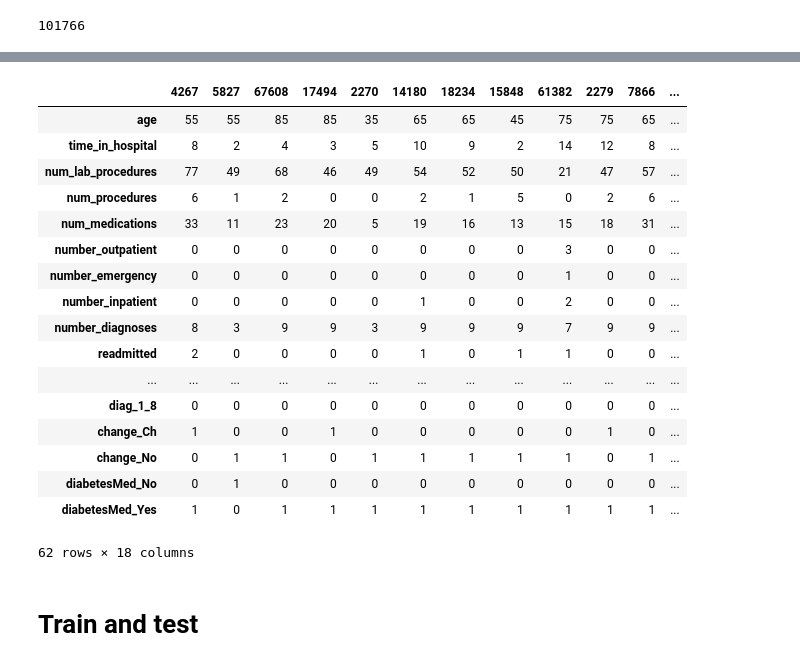
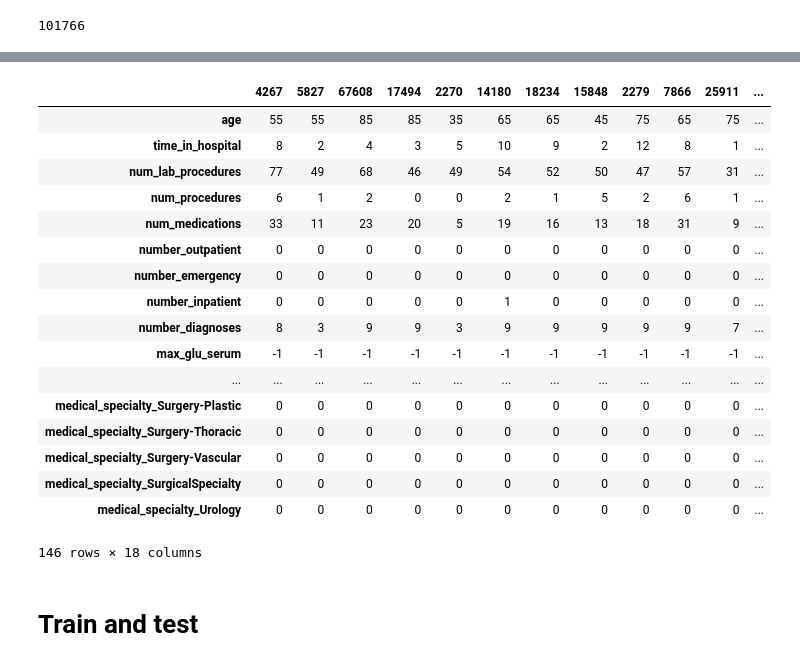
Before and after one commit to bl0/Readmission-Prediction, a Jupyter notebook: readmission-prediction.ipynb, the cells around one changed output, grey strips where cells are left out. Saved outputs shown, nothing was run; the diff lists cells and outputs as text; code cells hidden in the pictures.

```diff
--- a/readmission-prediction.ipynb
+++ b/readmission-prediction.ipynb
@@ -20,8 +20,11 @@ len(df)
 # %%
 # drop rows
 
-mask = (df['gender'] != 'Unknown/Invalid') & (df['diag_1'] != '?')  # TODO: only consider primary diag
+mask = df['gender'] != 'Unknown/Invalid'
+mask &= df['diag_1'] != '?'  # TODO: only consider primary diag
+mask &= df['medical_specialty'] != '?'
 df = df[mask]
+print(len(df))
 
 # consider only the first encounter for each patient
 df = df.drop_duplicates(subset='patient_nbr', keep='first')
@@ -30,5 +33,5 @@ df = df.drop_duplicates(subset='patient_nbr', keep='first')
 # to avoid biasing our analysis
 df = df[~df['discharge_disposition_id'].isin([11, 13, 14, 19, 20, 21])]
 
-len(df)
+print(len(df))
 # %% [output]
@@ -40,13 +50,13 @@ len(df)
 df = df.drop(columns=["encounter_id", "patient_nbr"])
 
 # drop columns with too many missing values
-df = df.drop(columns=["payer_code", "weight", "medical_specialty"])
+df = df.drop(columns=["payer_code", "weight"]) #, "medical_specialty"])
 
 # drop columns having same value in each row
 df = df.drop(columns=["citoglipton", "examide"])
 
 # drop diag_2, diag_3
-df = df.drop(columns=["diag_2", "diag_3"])
+# df = df.drop(columns=["diag_2", "diag_3"])
 df = df.drop(columns=["metformin",
     "repaglinide",
     "nateglinide",
@@ -170,30 +175,44 @@ def encode(df, col, d):
     df[col] = df[col].apply(lambda x: d[x])
     return df
 
+def encode_with_none(df, col, d):
+    df[col+'_is_none'] = df[col] == 'None'
+    d['None'] = -1
+    return encode(df, col, d)
+
 df['age'] = df['age'].apply(lambda x: int(x[1]) * 10 + 5)  # encode [0-10) - [90, 100] to 0 - 9
 df = encode(df, 'readmitted', {"NO": 0, ">30": 1, "<30": 2})
-df_pd = pd.get_dummies(df, columns=['race', 'gender', 'admission_type_id', 'discharge_disposition_id',
-                                    'admission_source_id', 'max_glu_serum', 'A1Cresult', 'diag_1',
-                                    'change', 'diabetesMed'],
-                       drop_first = False)
+df = encode_with_none(df, 'max_glu_serum', {">300": 2, ">200": 1, "Norm": 0})
+df = encode_with_none(df, 'A1Cresult', {">8": 2, ">7": 1, "Norm": 0})
+
+df = pd.get_dummies(df, drop_first = False, columns=[
+    'race',
+    'gender',
+    'admission_type_id',
+    'discharge_disposition_id',
+    'admission_source_id',
+    'diag_1', 'diag_2', 'diag_3',
+    'change',
+    'diabetesMed',
+    'medical_specialty'])
 # %%
-df_pd.head(18).T
+df.head(18).T
 # %% [output]
-|  | 4267 | 5827 | 67608 | 17494 | 2270 | 14180 | 18234 | 15848 | 61382 | 2279 | 7866 | ... |
-| age | 55 | 55 | 85 | 85 | 35 | 65 | 65 | 45 | 75 | 75 | 65 | ... |
-| time_in_hospital | 8 | 2 | 4 | 3 | 5 | 10 | 9 | 2 | 14 | 12 | 8 | ... |
-| num_lab_procedures | 77 | 49 | 68 | 46 | 49 | 54 | 52 | 50 | 21 | 47 | 57 | ... |
-| num_procedures | 6 | 1 | 2 | 0 | 0 | 2 | 1 | 5 | 0 | 2 | 6 | ... |
-| num_medications | 33 | 11 | 23 | 20 | 5 | 19 | 16 | 13 | 15 | 18 | 31 | ... |
-| number_outpatient | 0 | 0 | 0 | 0 | 0 | 0 | 0 | 0 | 3 | 0 | 0 | ... |
-| number_emergency | 0 | 0 | 0 | 0 | 0 | 0 | 0 | 0 | 1 | 0 | 0 | ... |
-| number_inpatient | 0 | 0 | 0 | 0 | 0 | 1 | 0 | 0 | 2 | 0 | 0 | ... |
-| number_diagnoses | 8 | 3 | 9 | 9 | 3 | 9 | 9 | 9 | 7 | 9 | 9 | ... |
-| readmitted | 2 | 0 | 0 | 0 | 0 | 1 | 0 | 1 | 1 | 0 | 0 | ... |
+|  | 4267 | 5827 | 67608 | 17494 | 2270 | 14180 | 18234 | 15848 | 2279 | 7866 | 25911 | ... |
+| age | 55 | 55 | 85 | 85 | 35 | 65 | 65 | 45 | 75 | 65 | 75 | ... |
+| time_in_hospital | 8 | 2 | 4 | 3 | 5 | 10 | 9 | 2 | 12 | 8 | 1 | ... |
+| num_lab_procedures | 77 | 49 | 68 | 46 | 49 | 54 | 52 | 50 | 47 | 57 | 31 | ... |
+| num_procedures | 6 | 1 | 2 | 0 | 0 | 2 | 1 | 5 | 2 | 6 | 1 | ... |
+| num_medications | 33 | 11 | 23 | 20 | 5 | 19 | 16 | 13 | 18 | 31 | 9 | ... |
+| number_outpatient | 0 | 0 | 0 | 0 | 0 | 0 | 0 | 0 | 0 | 0 | 0 | ... |
+| number_emergency | 0 | 0 | 0 | 0 | 0 | 0 | 0 | 0 | 0 | 0 | 0 | ... |
+| number_inpatient | 0 | 0 | 0 | 0 | 0 | 1 | 0 | 0 | 0 | 0 | 0 | ... |
+| number_diagnoses | 8 | 3 | 9 | 9 | 3 | 9 | 9 | 9 | 9 | 9 | 7 | ... |
+| max_glu_serum | -1 | -1 | -1 | -1 | -1 | -1 | -1 | -1 | -1 | -1 | -1 | ... |
 | ... | ... | ... | ... | ... | ... | ... | ... | ... | ... | ... | ... | ... |
-| diag_1_8 | 0 | 0 | 0 | 0 | 0 | 0 | 0 | 0 | 0 | 0 | 0 | ... |
-| change_Ch | 1 | 0 | 0 | 1 | 0 | 0 | 0 | 0 | 0 | 1 | 0 | ... |
-| change_No | 0 | 1 | 1 | 0 | 1 | 1 | 1 | 1 | 1 | 0 | 1 | ... |
-| diabetesMed_No | 0 | 1 | 0 | 0 | 0 | 0 | 0 | 0 | 0 | 0 | 0 | ... |
-| diabetesMed_Yes | 1 | 0 | 1 | 1 | 1 | 1 | 1 | 1 | 1 | 1 | 1 | ... |
+| medical_specialty_Surgery-Plastic | 0 | 0 | 0 | 0 | 0 | 0 | 0 | 0 | 0 | 0 | 0 | ... |
+| medical_specialty_Surgery-Thoracic | 0 | 0 | 0 | 0 | 0 | 0 | 0 | 0 | 0 | 0 | 0 | ... |
+| medical_specialty_Surgery-Vascular | 0 | 0 | 0 | 0 | 0 | 0 | 0 | 0 | 0 | 0 | 0 | ... |
+| medical_specialty_SurgicalSpecialty | 0 | 0 | 0 | 0 | 0 | 0 | 0 | 0 | 0 | 0 | 0 | ... |
+| medical_specialty_Urology | 0 | 0 | 0 | 0 | 0 | 0 | 0 | 0 | 0 | 0 | 0 | ... |
-62 rows × 18 columns
+146 rows × 18 columns
```
Also changed, not shown: parts of 12 cells of this notebook.
